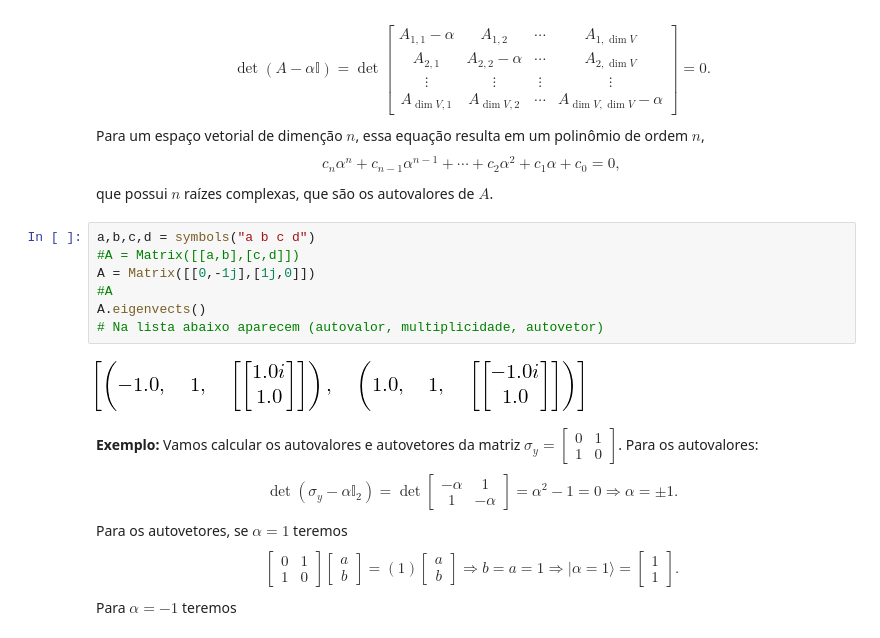
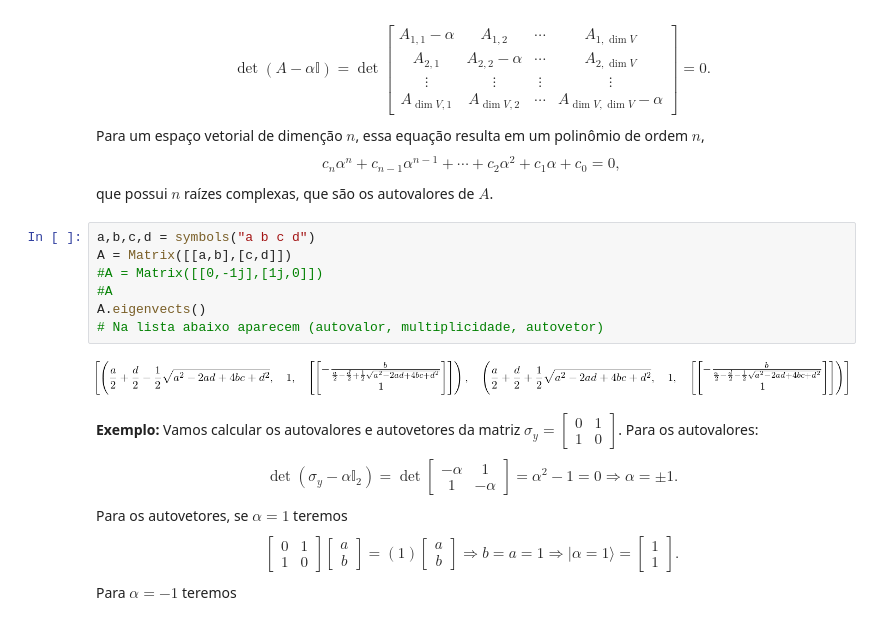
Before and after one commit to jonasmaziero/algebra_linear, a Jupyter notebook: 03_operators.ipynb, the cells around one changed output. Cells and saved outputs as stored; diff of their text form.

```diff
--- a/03_operators.ipynb
+++ b/03_operators.ipynb
@@ -136,13 +137,13 @@ c_{n}\alpha^{n}+c_{n-1}\alpha^{n-1}+\cdots+c_{2}\alpha^{2}+c_{1}\alpha+c_{0}=0,
 que possui $n$ raízes complexas, que são os autovalores de $A$.
 # %%
 a,b,c,d = symbols("a b c d")
-#A = Matrix([[a,b],[c,d]])
-A = Matrix([[0,-1j],[1j,0]])
+A = Matrix([[a,b],[c,d]])
+#A = Matrix([[0,-1j],[1j,0]])
 #A
 A.eigenvects()
 # Na lista abaixo aparecem (autovalor, multiplicidade, autovetor)
 # %% [output]
-[figure, old version]
+[figure, new version]
 # %% [markdown]
 __Exemplo:__ Vamos calcular os autovalores e autovetores da matriz $\sigma_{y}=\begin{bmatrix}0&1\\1&0\end{bmatrix}$. Para os autovalores:
 \begin{equation}
```
Also changed, not shown: parts of 19 cells of this notebook, 6 other files.
